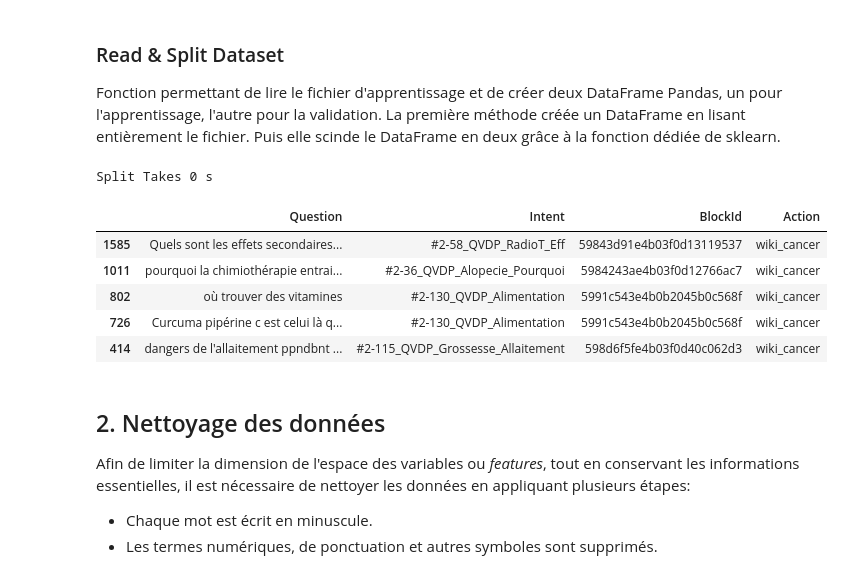
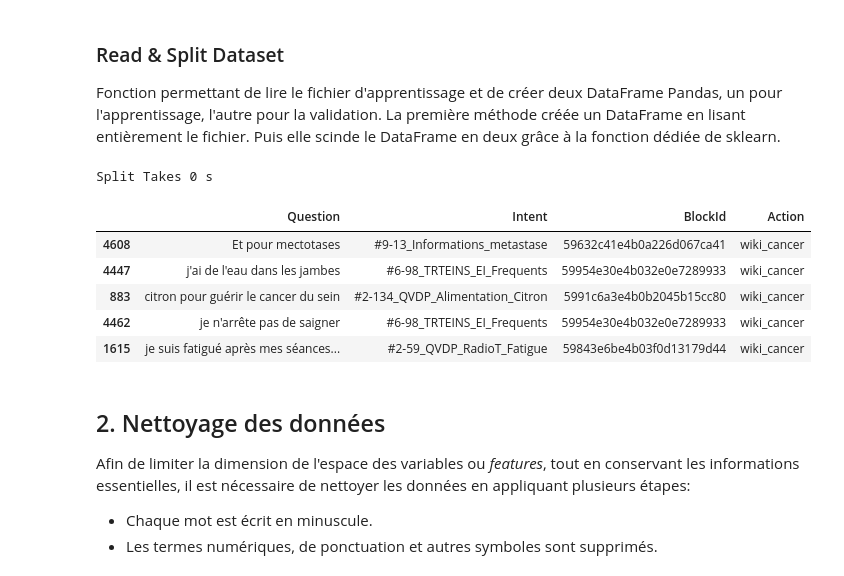
Before and after one commit to emmaboucheron/chatbot, a Jupyter notebook: wordcloud_projet.ipynb, the cells around one changed output. Cells and saved outputs as stored; diff of their text form; code cells hidden in the pictures.

```diff
--- a/wordcloud_projet.ipynb
+++ b/wordcloud_projet.ipynb
@@ -41,10 +43,10 @@ import matplotlib.pyplot as plt
 Définition du répertoir de travail, des noms des différents fichiers utilisés et des variables globales.
 # %%
 # Répertoire de travail
-DATA_DIR = "C:/Users/emma/Documents/ecole/insa/projet chabot/"
+DATA_DIR = "C:\Users\PC de Laure\Desktop\chatbot-master\chatbot-master\INSA_wefight_data_clean.csv"
 
 # Nom des fichiers
-training_reduit_path = DATA_DIR + "INSA_wefight_data_clean.csv"
+training_reduit_path = DATA_DIR
 # Variable Globale
 HEADER_TEST = ['Question','Intent','BlockId', 'Action']
 HEADER_TRAIN =['Question','Intent','BlockId', 'Action']
@@ -59,26 +61,26 @@ HEADER_TRAIN =['Question','Intent','BlockId', 'Action']
 # %%
 def split_dataset(input_path, nb_line, tauxValid,columns):
     time_start = time.time()
-    data_all = pd.read_csv(input_path,sep=",",names=columns,nrows=nb_line) #cree data frame
+    data_all = pd.read_csv(input_path,sep=";",names=columns,nrows=nb_line) #cree data frame
     data_all = data_all.fillna("") #remplace les na par " "
     data_train, data_valid = train_test_split(data_all, test_size = tauxValid) # Split arrays or matrices into random train and test subsets
     time_end = time.time()
     print("Split Takes %d s" %(time_end-time_start))
     return data_train, data_valid
 
 nb_line=20000  # part totale extraite du fichier initial ici déjà réduit
 tauxValid=0.10 # part totale extraite du fichier initial ici déjà réduit
 data_train, data_valid = split_dataset(training_reduit_path, nb_line, tauxValid, HEADER_TRAIN)
 # Cette ligne permet de visualiser les 5 premières lignes de la DataFrame
 data_train.head(5)
 # %% [output]
 Split Takes 0 s
 |  | Question | Intent | BlockId | Action |
-| 1585 | Quels sont les effets secondaires... | #2-58_QVDP_RadioT_Eff | 59843d91e4b03f0d13119537 | wiki_cancer |
-| 1011 | pourquoi la chimiothérapie entrai... | #2-36_QVDP_Alopecie_Pourquoi | 5984243ae4b03f0d12766ac7 | wiki_cancer |
-| 802 | où trouver des vitamines | #2-130_QVDP_Alimentation | 5991c543e4b0b2045b0c568f | wiki_cancer |
-| 726 | Curcuma pipérine c est celui là q... | #2-130_QVDP_Alimentation | 5991c543e4b0b2045b0c568f | wiki_cancer |
-| 414 | dangers de l'allaitement ppndbnt ... | #2-115_QVDP_Grossesse_Allaitement | 598d6f5fe4b03f0d40c062d3 | wiki_cancer |
+| 4608 | Et pour mectotases | #9-13_Informations_metastase | 59632c41e4b0a226d067ca41 | wiki_cancer |
+| 4447 | j'ai de l'eau dans les jambes | #6-98_TRTEINS_EI_Frequents | 59954e30e4b032e0e7289933 | wiki_cancer |
+| 883 | citron pour guérir le cancer du sein | #2-134_QVDP_Alimentation_Citron | 5991c6a3e4b0b2045b15cc80 | wiki_cancer |
+| 4462 | je n'arrête pas de saigner | #6-98_TRTEINS_EI_Frequents | 59954e30e4b032e0e7289933 | wiki_cancer |
+| 1615 | je suis fatigué après mes séances... | #2-59_QVDP_RadioT_Fatigue | 59843e6be4b03f0d13179d44 | wiki_cancer |
 # %% [markdown]
 ## 2. Nettoyage des données
 Afin de limiter la dimension de l'espace des variables ou *features*, tout en conservant les informations essentielles, il est nécessaire de nettoyer les données en appliquant plusieurs étapes:
```
Also changed, not shown: parts of 16 cells of this notebook, 3 other files.
